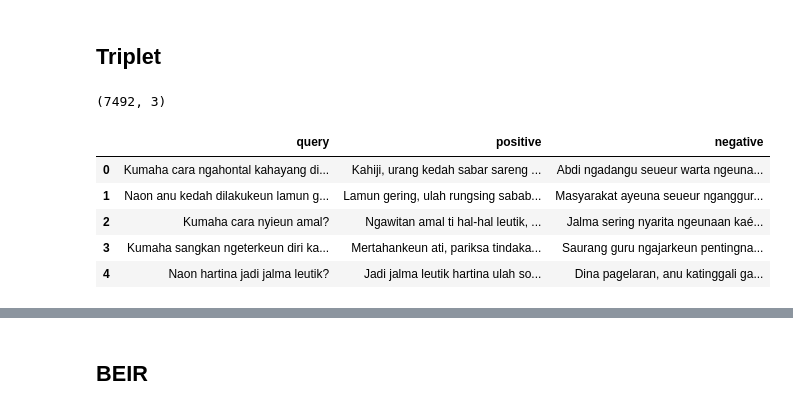
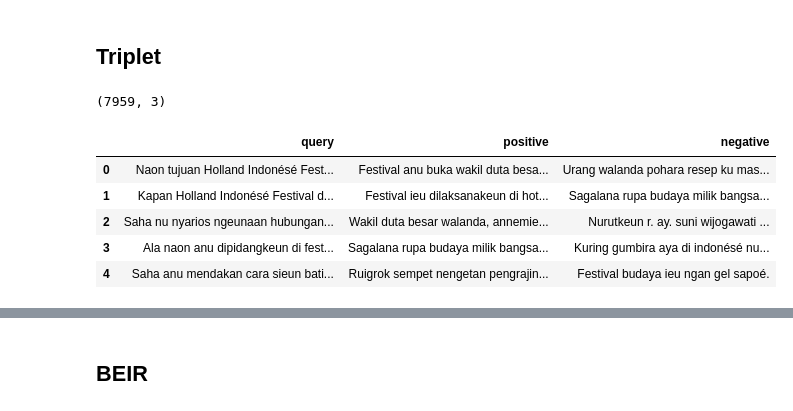
Before and after one commit to Kodesiana/project-2023-amsearch, a Jupyter notebook: notebooks/eda-dataset.ipynb, the cells around one changed output, grey strips where cells are left out. Cells and saved outputs as stored; diff of their text form; code cells hidden in the pictures.

```diff
--- a/notebooks/eda-dataset.ipynb
+++ b/notebooks/eda-dataset.ipynb
@@ -45,18 +45,18 @@ plt.show()
 # %% [markdown]
 ## Triplet
 # %%
-df_triplet = pd.read_json("../data/triplet/triplet.jsonl", lines=True)
+df_triplet = pd.read_json("../data/cleaned/triplet.jsonl", lines=True)
 print(df_triplet.shape)
 
 df_triplet.head()
 # %% [output]
-(7492, 3)
+(7959, 3)
 |  | query | positive | negative |
-| 0 | Kumaha cara ngahontal kahayang di... | Kahiji, urang kedah sabar sareng ... | Abdi ngadangu seueur warta ngeuna... |
-| 1 | Naon anu kedah dilakukeun lamun g... | Lamun gering, ulah rungsing sabab... | Masyarakat ayeuna seueur nganggur... |
-| 2 | Kumaha cara nyieun amal? | Ngawitan amal ti hal-hal leutik, ... | Jalma sering nyarita ngeunaan kaé... |
-| 3 | Kumaha sangkan ngeterkeun diri ka... | Mertahankeun ati, pariksa tindaka... | Saurang guru ngajarkeun pentingna... |
-| 4 | Naon hartina jadi jalma leutik? | Jadi jalma leutik hartina ulah so... | Dina pagelaran, anu katinggali ga... |
+| 0 | Naon tujuan Holland Indonésé Fest... | Festival anu buka wakil duta besa... | Urang walanda pohara resep ku mas... |
+| 1 | Kapan Holland Indonésé Festival d... | Festival ieu dilaksanakeun di hot... | Sagalana rupa budaya milik bangsa... |
+| 2 | Saha nu nyarios ngeunaan hubungan... | Wakil duta besar walanda, annemie... | Nurutkeun r. ay. suni wijogawati ... |
+| 3 | Ala naon anu dipidangkeun di fest... | Sagalana rupa budaya milik bangsa... | Kuring gumbira aya di indonésé nu... |
+| 4 | Saha anu mendakan cara sieun bati... | Ruigrok sempet nengetan pengrajin... | Festival budaya ieu ngan gel sapoé. |
 # %%
 df_triplet["query_chars"] = df_triplet["query"].str.len()
 df_triplet["positive_chars"] = df_triplet["positive"].str.len()
```
Also changed, not shown: parts of 13 cells of this notebook, 2 other files.
